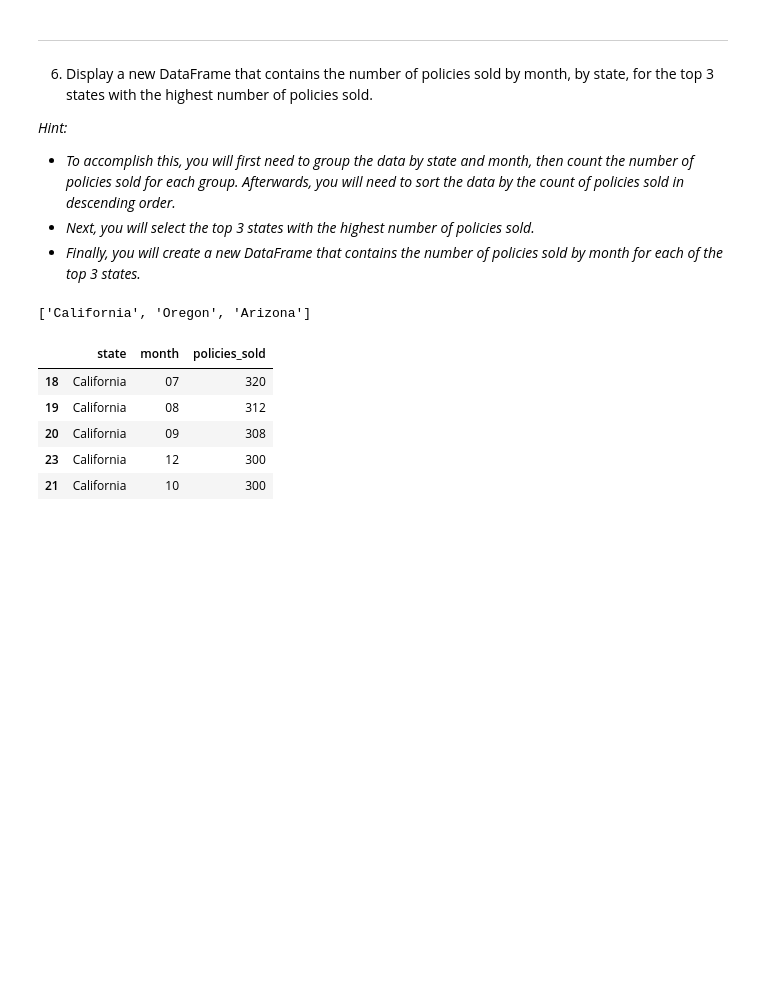
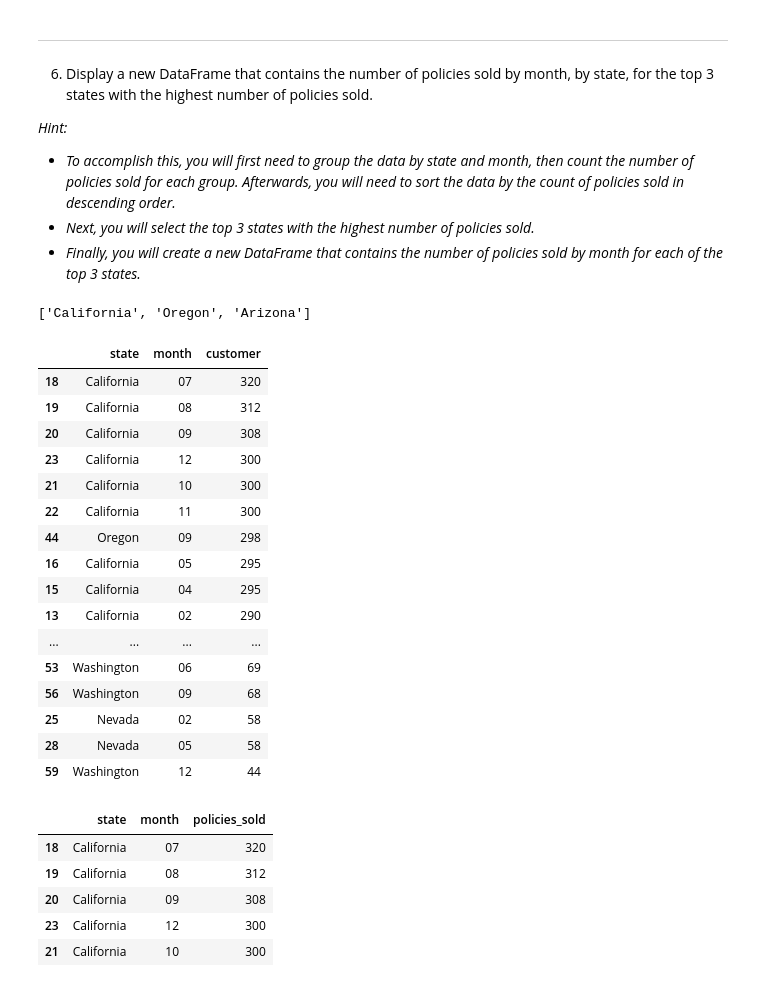
Before and after one commit to henrysoysa/lab-dw-data-aggregation-and-filtering, a Jupyter notebook: lab-dw-aggregating.ipynb, the cells around one changed output. Drawn from its saved outputs; the diff is of its cells as text; code cells hidden in the pictures; blank space fills up the shorter version.

```diff
--- a/lab-dw-aggregating.ipynb
+++ b/lab-dw-aggregating.ipynb
@@ -362,11 +377,28 @@ grouped_state_monthonly_df_2 = test_date_df_2.groupby(['state', 'month'])[
 # %%
 # get top 3 most frequent states from state column
 n = 3
 top_states = grouped_state_monthonly_df_2['state'].value_counts()[:n].index.tolist()
-top_states
+display(top_states)
 grouped_state_monthonly_df_2
 # %% [output]
 ['California', 'Oregon', 'Arizona']
+|  | state | month | customer |
+| 18 | California | 07 | 320 |
+| 19 | California | 08 | 312 |
+| 20 | California | 09 | 308 |
+| 23 | California | 12 | 300 |
+| 21 | California | 10 | 300 |
+| 22 | California | 11 | 300 |
+| 44 | Oregon | 09 | 298 |
+| 16 | California | 05 | 295 |
+| 15 | California | 04 | 295 |
+| 13 | California | 02 | 290 |
+| ... | ... | ... | ... |
+| 53 | Washington | 06 | 69 |
+| 56 | Washington | 09 | 68 |
+| 25 | Nevada | 02 | 58 |
+| 28 | Nevada | 05 | 58 |
+| 59 | Washington | 12 | 44 |
 # %%
 # Final dataframe creation.
 # One including only the month, one including year and month
```
Also changed, not shown: parts of 4 cells of this notebook.
